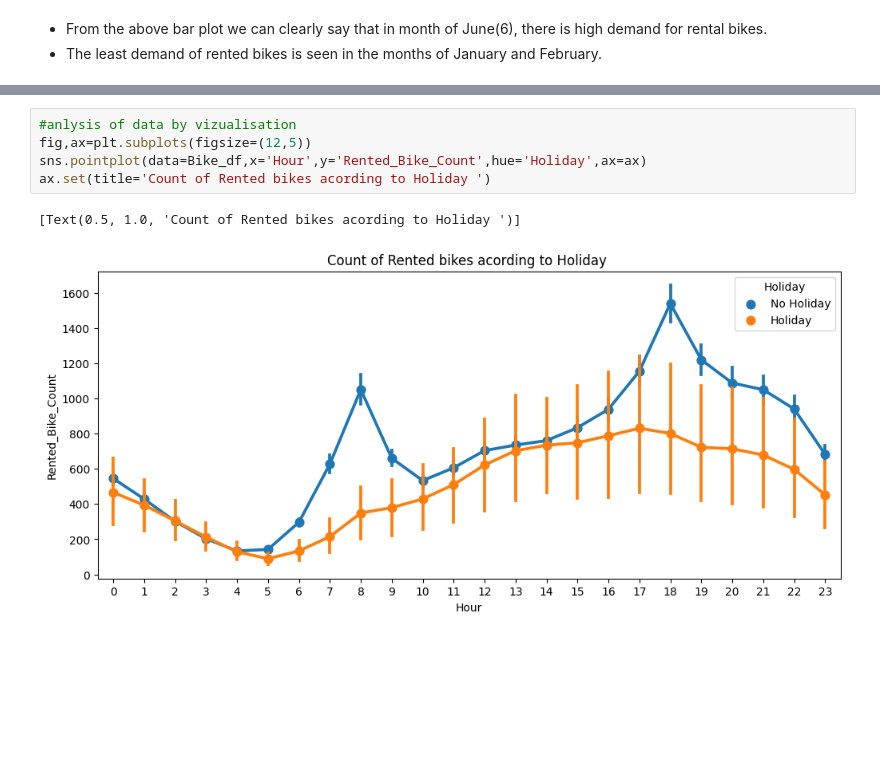
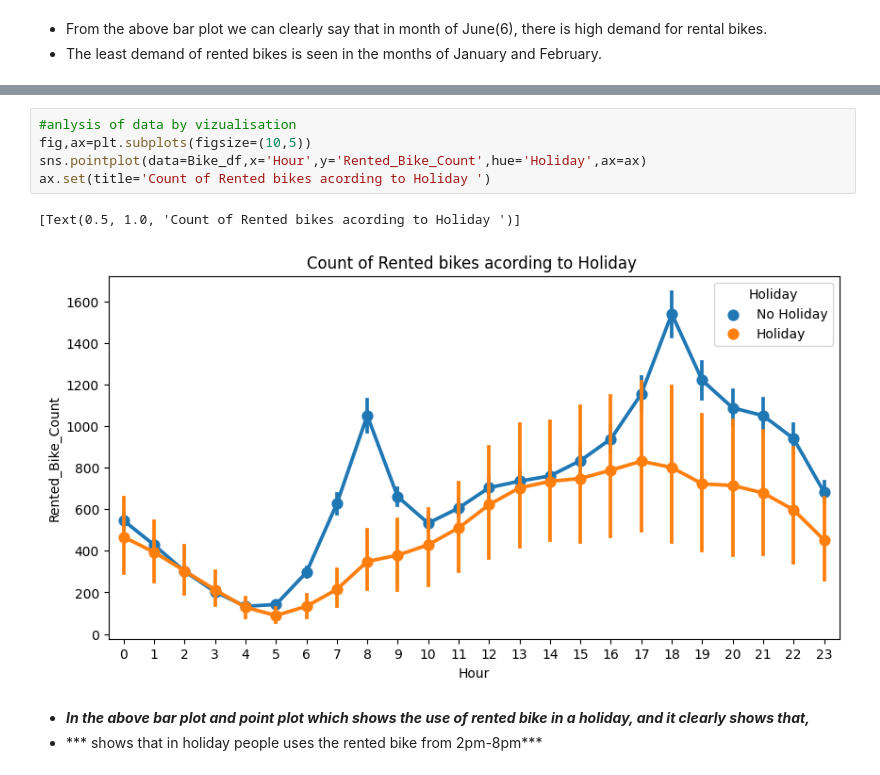
Before and after one commit to Kumarisimran626/S.K-Bike-Sharing-Demand-Prediction-Capstone-Project, a Jupyter notebook: S_K_Bike_Sharing_Demand_Prediction_Capstone_Project.ipynb, the cells around one changed output, grey strips where cells are left out. Cells and saved outputs as stored; diff of their text form; blank space fills up the shorter version.

```diff
--- a/S_K_Bike_Sharing_Demand_Prediction_Capstone_Project.ipynb
+++ b/S_K_Bike_Sharing_Demand_Prediction_Capstone_Project.ipynb
@@ -495,8 +496,11 @@ plt.show()
 # %%
 #anlysis of data by vizualisation
-fig,ax=plt.subplots(figsize=(12,5))
+fig,ax=plt.subplots(figsize=(10,5))
 sns.pointplot(data=Bike_df,x='Hour',y='Rented_Bike_Count',hue='Holiday',ax=ax)
 ax.set(title='Count of Rented bikes acording to Holiday ')
 # %% [output]
 [Text(0.5, 1.0, 'Count of Rented bikes acording to Holiday ')]
-[figure, old version]
+[figure, new version]
+# %% [markdown]
+* ***In the above bar plot and point plot which shows the use of rented bike in a holiday, and it clearly shows that,***
+* *** shows that in holiday people uses the rented bike from 2pm-8pm***
```
Also changed, not shown: parts of 2 cells of this notebook.
